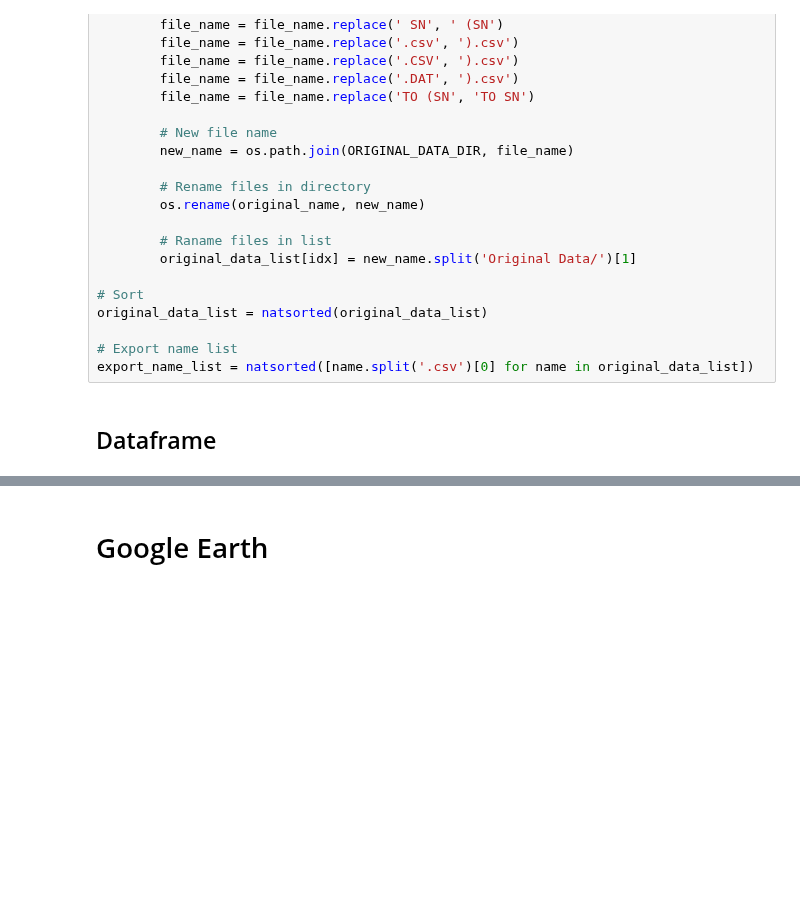
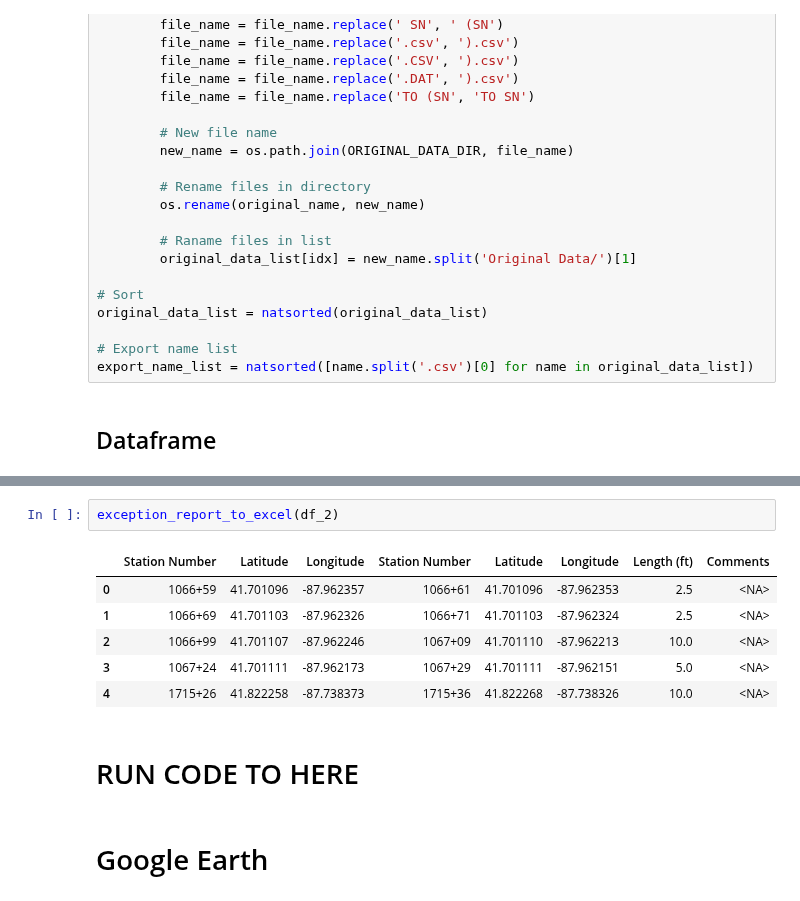
Before and after one commit to StefanosSpyrou/Plot-CIS-Data-Google-Earth-Real-Time, a Jupyter notebook: Notebooks/CIS Data to Google Earth (Real Time).ipynb, the cells around one changed output, grey strips where cells are left out. Cells and saved outputs as stored; diff of their text form; blank space fills up the shorter version.

```diff
--- a/Notebooks/CIS Data to Google Earth (Real Time).ipynb
+++ b/Notebooks/CIS Data to Google Earth (Real Time).ipynb
@@ -465,3 +830,14 @@ while j < len(original_data_list):
+# %%
+exception_report_to_excel(df_2)
+# %% [output]
+|  | Station Number | Latitude | Longitude | Station Number | Latitude | Longitude | Length (ft) | Comments |
+| 0 | 1066+59 | 41.701096 | -87.962357 | 1066+61 | 41.701096 | -87.962353 | 2.5 | <NA> |
+| 1 | 1066+69 | 41.701103 | -87.962326 | 1066+71 | 41.701103 | -87.962324 | 2.5 | <NA> |
+| 2 | 1066+99 | 41.701107 | -87.962246 | 1067+09 | 41.701110 | -87.962213 | 10.0 | <NA> |
+| 3 | 1067+24 | 41.701111 | -87.962173 | 1067+29 | 41.701111 | -87.962151 | 5.0 | <NA> |
+| 4 | 1715+26 | 41.822258 | -87.738373 | 1715+36 | 41.822268 | -87.738326 | 10.0 | <NA> |
+# %% [markdown]
+# RUN CODE TO HERE
 # %% [markdown]
 # Google Earth
 # %% [markdown]
```
Also changed, not shown: parts of 35 cells of this notebook.
